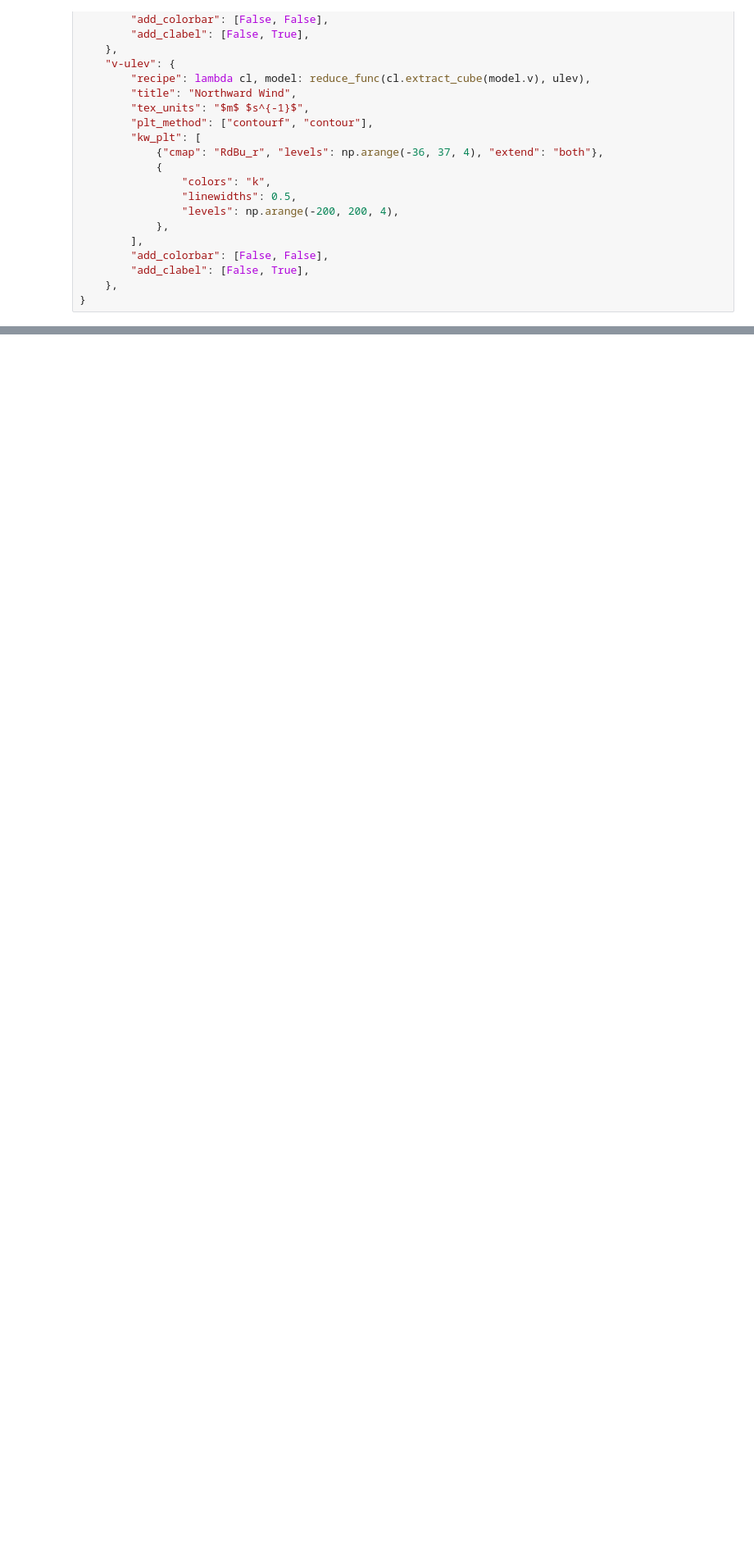
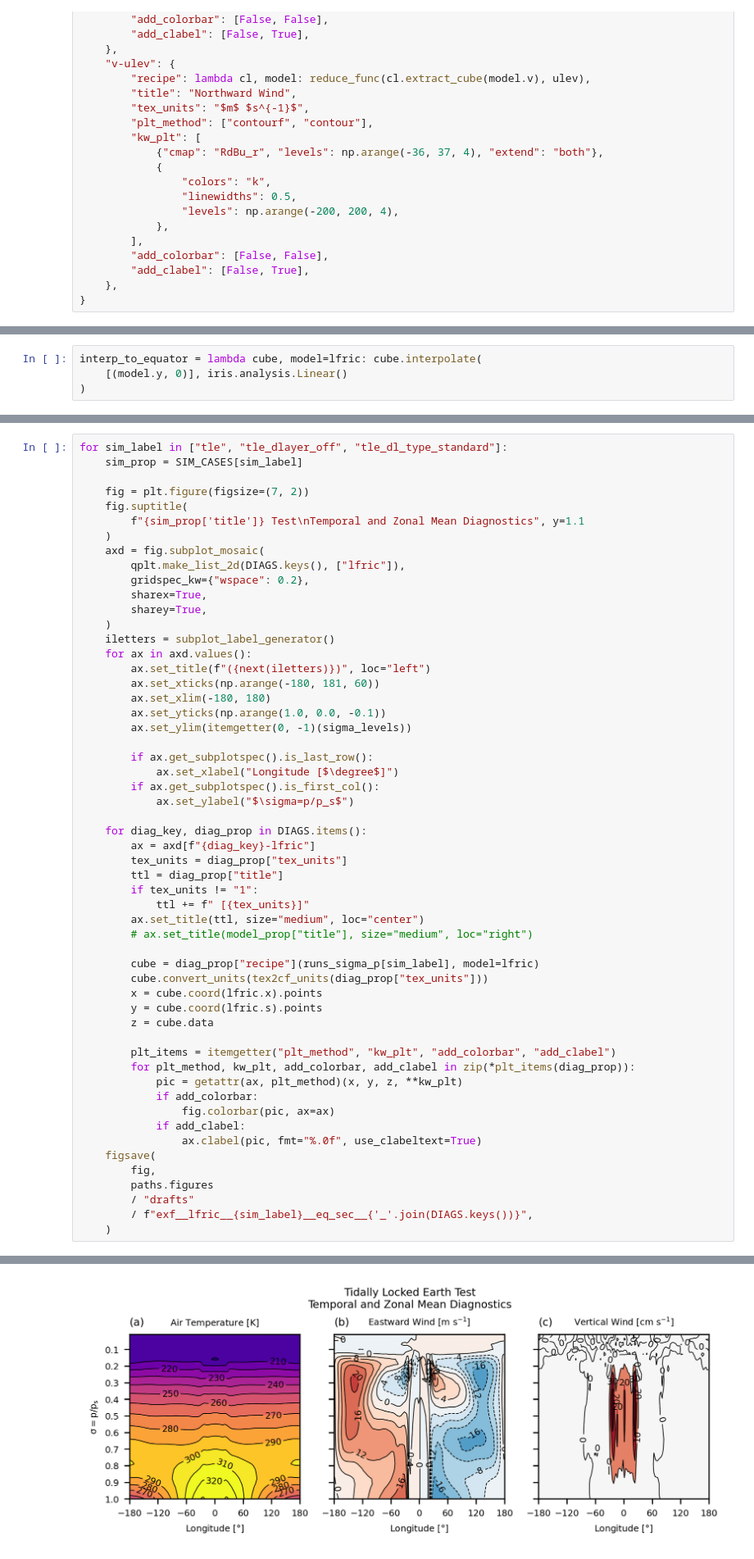
Before and after one commit to dennissergeev/lfric_exo_bench_code, a Jupyter notebook: src/scripts/External-Forcing-Plots.ipynb, the cells around one changed output, grey strips where cells are left out. Shown at 82% size. Saved outputs shown, nothing was run; the diff lists cells and outputs as text; blank space fills up the shorter version.

```diff
--- a/src/scripts/External-Forcing-Plots.ipynb
+++ b/src/scripts/External-Forcing-Plots.ipynb
@@ -497,0 +400,4 @@ Saved to ../figures/exf__lfric__tle__temp-llev_temp-ulev_u-llev_u-ulev_v-llev_v-
+# %%
+interp_to_equator = lambda cube, model=lfric: cube.interpolate(
+    [(model.y, 0)], iris.analysis.Linear()
+)
@@ -497,0 +467,56 @@ Saved to ../figures/exf__lfric__tle__temp-llev_temp-ulev_u-llev_u-ulev_v-llev_v-
+# %%
+for sim_label in ["tle", "tle_dlayer_off", "tle_dl_type_standard"]:
+    sim_prop = SIM_CASES[sim_label]
+
+    fig = plt.figure(figsize=(7, 2))
+    fig.suptitle(
+        f"{sim_prop['title']} Test\nTemporal and Zonal Mean Diagnostics", y=1.1
+    )
+    axd = fig.subplot_mosaic(
+        qplt.make_list_2d(DIAGS.keys(), ["lfric"]),
+        gridspec_kw={"wspace": 0.2},
+        sharex=True,
+        sharey=True,
+    )
+    iletters = subplot_label_generator()
+    for ax in axd.values():
+        ax.set_title(f"({next(iletters)})", loc="left")
+        ax.set_xticks(np.arange(-180, 181, 60))
+        ax.set_xlim(-180, 180)
+        ax.set_yticks(np.arange(1.0, 0.0, -0.1))
+        ax.set_ylim(itemgetter(0, -1)(sigma_levels))
+
+        if ax.get_subplotspec().is_last_row():
+            ax.set_xlabel("Longitude [$\degree$]")
+        if ax.get_subplotspec().is_first_col():
+            ax.set_ylabel("$\sigma=p/p_s$")
+
+    for diag_key, diag_prop in DIAGS.items():
+        ax = axd[f"{diag_key}-lfric"]
+        tex_units = diag_prop["tex_units"]
+        ttl = diag_prop["title"]
+        if tex_units != "1":
+            ttl += f" [{tex_units}]"
+        ax.set_title(ttl, size="medium", loc="center")
+        # ax.set_title(model_prop["title"], size="medium", loc="right")
+
+        cube = diag_prop["recipe"](runs_sigma_p[sim_label], model=lfric)
+        cube.convert_units(tex2cf_units(diag_prop["tex_units"]))
+        x = cube.coord(lfric.x).points
+        y = cube.coord(lfric.s).points
+        z = cube.data
+
+        plt_items = itemgetter("plt_method", "kw_plt", "add_colorbar", "add_clabel")
+        for plt_method, kw_plt, add_colorbar, add_clabel in zip(*plt_items(diag_prop)):
+            pic = getattr(ax, plt_method)(x, y, z, **kw_plt)
+            if add_colorbar:
+                fig.colorbar(pic, ax=ax)
+            if add_clabel:
+                ax.clabel(pic, fmt="%.0f", use_clabeltext=True)
+    figsave(
+        fig,
+        paths.figures
+        / "drafts"
+        / f"exf__lfric__{sim_label}__eq_sec__{'_'.join(DIAGS.keys())}",
+    )
+# %% [output]
@@ -497,0 +526 @@ Saved to ../figures/exf__lfric__tle__temp-llev_temp-ulev_u-llev_u-ulev_v-llev_v-
+[figure, added]
```
Also changed, not shown: parts of 30 cells of this notebook.
